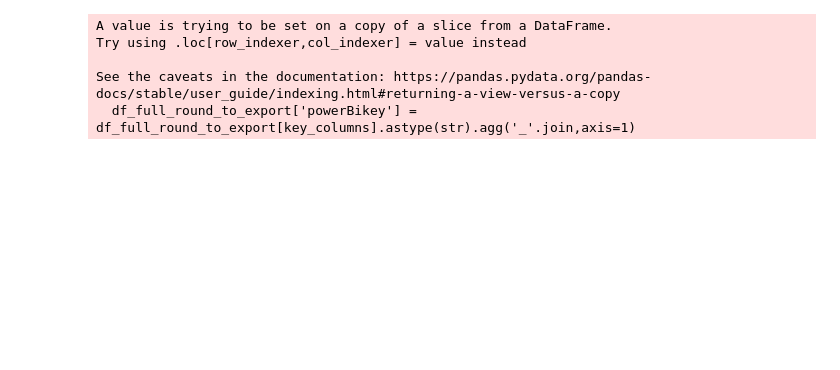
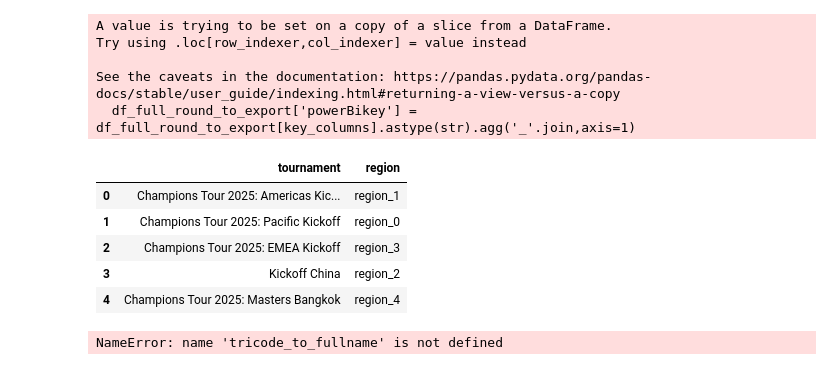
Before and after one commit to RkTcaster/vlr-scraper, a Jupyter notebook: Webscraper.ipynb, the cells around one changed output. Cells and saved outputs as stored; diff of their text form; code cells hidden in the pictures; blank space fills up the shorter version.

```diff
--- a/Webscraper.ipynb
+++ b/Webscraper.ipynb
@@ -1458,5 +1462,14 @@ regiones = {'region':['Pacific','Americas','China','EMEA','Global']}
 df_region = pd.DataFrame(regiones)
 
 df_region = text_to_index(df_region,'region')
+# %%
+df_tournament
+# %% [output]
+|  | tournament | region |
+| 0 | Champions Tour 2025: Americas Kic... | region_1 |
+| 1 | Champions Tour 2025: Pacific Kickoff | region_0 |
+| 2 | Champions Tour 2025: EMEA Kickoff | region_3 |
+| 3 | Kickoff China | region_2 |
+| 4 | Champions Tour 2025: Masters Bangkok | region_4 |
 # %%
 #Torneos
@@ -1468,11 +1481,29 @@ df_tournament = pd.DataFrame(torneos)
 
 df_tournament = text_to_index(df_tournament,'tournament')
 # %%
+#Teams america
+tournament = 'tournament_1'
+region = 'region_0'
+
+team_names = [team_name for team_name in tricode_to_fullname.values()]
+
 teams = {'team_name': [team_name for team_name in tricode_to_fullname.values()],
-         'region': ['region_2','region_3','region_0','region_1','region_3','region_0','region_1','region_2'] #OJO CON ESTO HARDCODEADO
-         }
+          'region': [region for x in range(len(team_names))] #OJO CON ESTO HARDCODEADO
+        }
+
+#Teams Bankgok
+# teams = {'team_name': [team_name for team_name in tricode_to_fullname.values()],
+#          'region': ['region_2','region_3','region_0','region_1','region_3','region_0','region_1','region_2'] #OJO CON ESTO HARDCODEADO
+#          }
 
 df_teams = pd.DataFrame(teams)
 
-df_teams = text_to_index(df_teams,'team')
+df_teams = text_to_index(df_teams,'team',0,region)
+
+
+map_tricode_name = dict(zip(df_teams['team_name'], tricode_to_fullname.keys()))
+df_teams['tricode'] = df_teams['team_name']
+df_teams['tricode'] = df_teams['tricode'].map(map_tricode_name)
+# %% [output]
+NameError: name 'tricode_to_fullname' is not defined
 # %%
```
Also changed, not shown: parts of 34 cells of this notebook.
